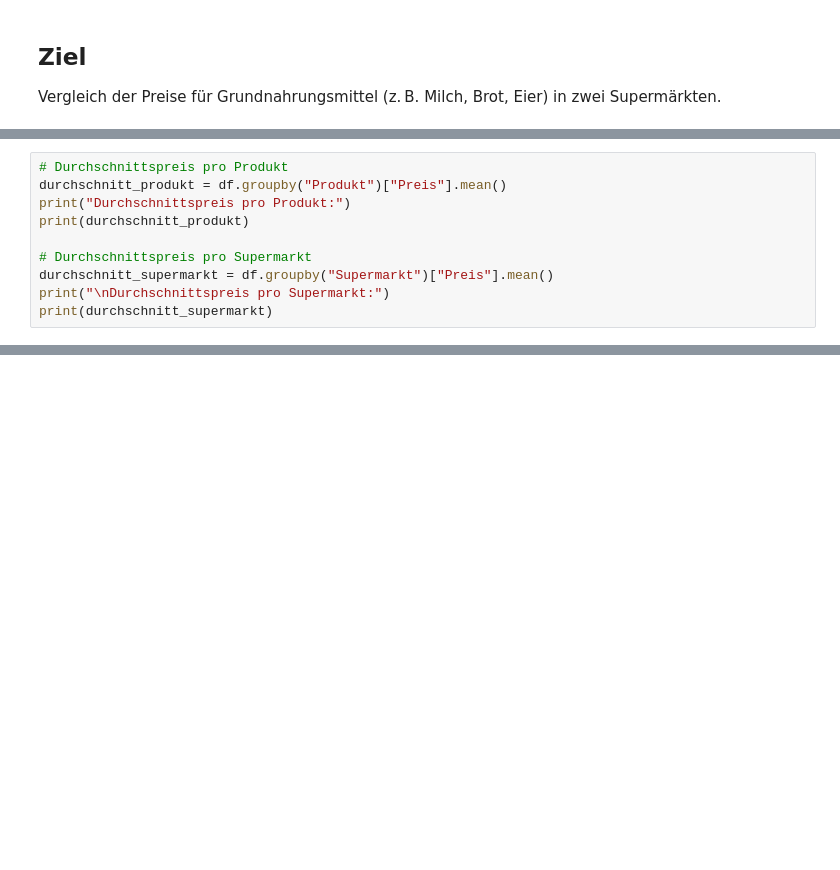
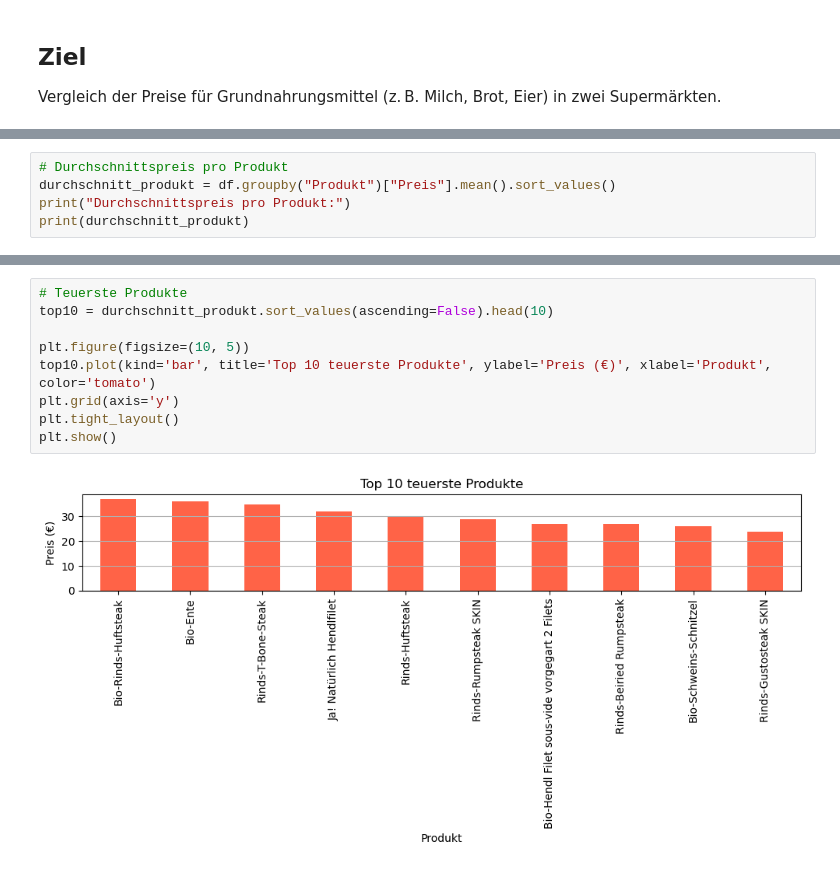
Before and after one commit to piy678/lebensmittelpreise-bigdata, a Jupyter notebook: notebooks/preisanalyse.ipynb, the cells around one changed output, grey strips where cells are left out. Drawn from its saved outputs; the diff is of its cells as text; blank space fills up the shorter version.

```diff
--- a/notebooks/preisanalyse.ipynb
+++ b/notebooks/preisanalyse.ipynb
@@ -33,14 +60,9 @@ df
 Wir berechnen die Durchschnittspreise pro Produkt und pro Supermarkt.
 # %%
 # Durchschnittspreis pro Produkt
-durchschnitt_produkt = df.groupby("Produkt")["Preis"].mean()
+durchschnitt_produkt = df.groupby("Produkt")["Preis"].mean().sort_values()
 print("Durchschnittspreis pro Produkt:")
 print(durchschnitt_produkt)
-
-# Durchschnittspreis pro Supermarkt
-durchschnitt_supermarkt = df.groupby("Supermarkt")["Preis"].mean()
-print("\nDurchschnittspreis pro Supermarkt:")
-print(durchschnitt_supermarkt)
 # %% [output]
 Durchschnittspreis pro Produkt:
 Produkt
@@ -69 +123,12 @@ plt.show()
+# %%
+# Teuerste Produkte
+top10 = durchschnitt_produkt.sort_values(ascending=False).head(10)
+
+plt.figure(figsize=(10, 5))
+top10.plot(kind='bar', title='Top 10 teuerste Produkte', ylabel='Preis (€)', xlabel='Produkt', color='tomato')
+plt.grid(axis='y')
+plt.tight_layout()
+plt.show()
+# %% [output]
+[figure, added]
 # %% [markdown]
```
Also changed, not shown: parts of 13 cells of this notebook, 1 other file.
